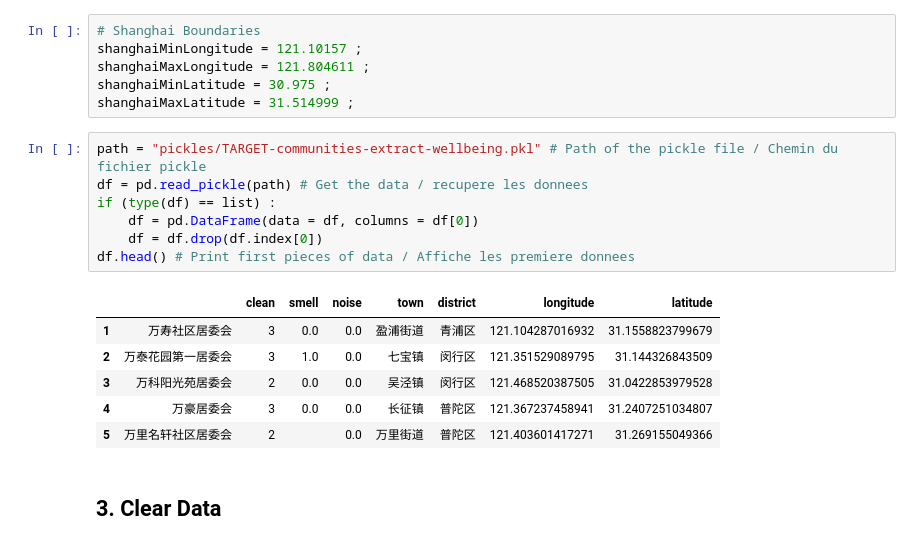
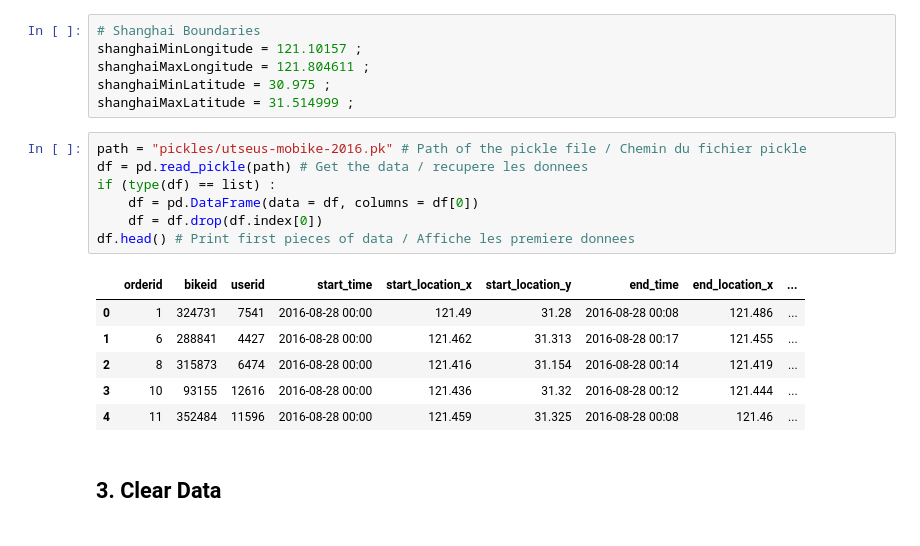
Before and after one commit to dorian-bermond/Hackaton-Nairobi, a Jupyter notebook: CleanData.ipynb, the cells around one changed output. Cells and saved outputs as stored; diff of their text form.

```diff
--- a/CleanData.ipynb
+++ b/CleanData.ipynb
@@ -15,19 +16,19 @@ shanghaiMaxLongitude = 121.804611 ;
 shanghaiMinLatitude = 30.975 ;
 shanghaiMaxLatitude = 31.514999 ;
 # %%
-path = "pickles/TARGET-communities-extract-wellbeing.pkl" # Path of the pickle file / Chemin du fichier pickle
+path = "pickles/utseus-mobike-2016.pk" # Path of the pickle file / Chemin du fichier pickle
 df = pd.read_pickle(path) # Get the data / recupere les donnees
 if (type(df) == list) :
     df = pd.DataFrame(data = df, columns = df[0])
     df = df.drop(df.index[0])
 df.head() # Print first pieces of data / Affiche les premiere donnees
 # %% [output]
-|  |  | clean | smell | noise | town | district | longitude | latitude |
-| 1 | 万寿社区居委会 | 3 | 0.0 | 0.0 | 盈浦街道 | 青浦区 | 121.104287016932 | 31.1558823799679 |
-| 2 | 万泰花园第一居委会 | 3 | 1.0 | 0.0 | 七宝镇 | 闵行区 | 121.351529089795 | 31.144326843509 |
-| 3 | 万科阳光苑居委会 | 2 | 0.0 | 0.0 | 吴泾镇 | 闵行区 | 121.468520387505 | 31.0422853979528 |
-| 4 | 万豪居委会 | 3 | 0.0 | 0.0 | 长征镇 | 普陀区 | 121.367237458941 | 31.2407251034807 |
-| 5 | 万里名轩社区居委会 | 2 |  | 0.0 | 万里街道 | 普陀区 | 121.403601417271 | 31.269155049366 |
+|  | orderid | bikeid | userid | start_time | start_location_x | start_location_y | end_time | end_location_x | ... |
+| 0 | 1 | 324731 | 7541 | 2016-08-28 00:00 | 121.49 | 31.28 | 2016-08-28 00:08 | 121.486 | ... |
+| 1 | 6 | 288841 | 4427 | 2016-08-28 00:00 | 121.462 | 31.313 | 2016-08-28 00:17 | 121.455 | ... |
+| 2 | 8 | 315873 | 6474 | 2016-08-28 00:00 | 121.416 | 31.154 | 2016-08-28 00:14 | 121.419 | ... |
+| 3 | 10 | 93155 | 12616 | 2016-08-28 00:00 | 121.436 | 31.32 | 2016-08-28 00:12 | 121.444 | ... |
+| 4 | 11 | 352484 | 11596 | 2016-08-28 00:00 | 121.459 | 31.325 | 2016-08-28 00:08 | 121.46 | ... |
 # %% [markdown]
 ## 3. Clear Data
 # %% [markdown]
```
Also changed, not shown: parts of 29 cells of this notebook, 1 other file.
